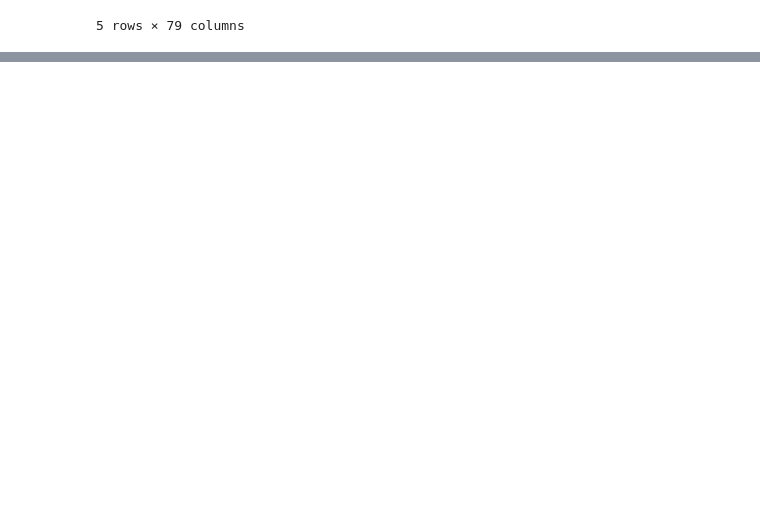
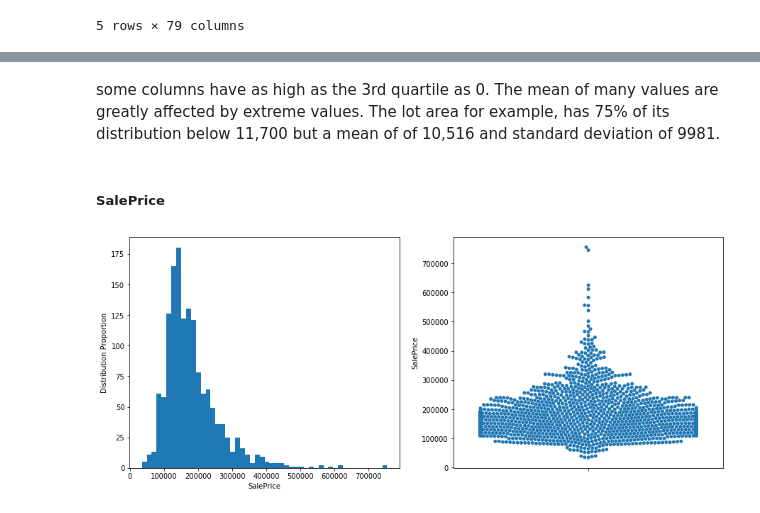
Before and after one commit to Godsfavour1/House-price-prediction, a Jupyter notebook: housing.ipynb, the cells around one changed output, grey strips where cells are left out. Cells and saved outputs as stored; diff of their text form; code cells hidden in the pictures; blank space fills up the shorter version.

Commit message:
data wrangling

```diff
--- a/housing.ipynb
+++ b/housing.ipynb
@@ -51,0 +201,6 @@ print(test_data.shape)
+# %%
+#Drop all columns with more than 81 missing values
+#81 so as to include details about the garage
+missing_cols_to_drop = [col for col in train_data.columns if train_data[col].isnull().sum() > 81]
+train_data = train_data.drop(missing_cols_to_drop, axis = 1)
+train_data.isnull().sum()[train_data.isnull().sum() > 0]
@@ -51,0 +273,15 @@ print(test_data.shape)
+# %% [markdown]
+some columns have as high as the 3rd quartile as 0. The mean of many values are greatly affected by extreme values. The lot area for example, has 75% of its distribution below 11,700 but a mean of of 10,516 and standard deviation of 9981.
+# %% [markdown]
+##### SalePrice
+# %%
+plt.figure(figsize = [15,6])
+plt.subplot(1,2,1)
+plt.hist(data = train_data, x = 'SalePrice', bins = 50)
+plt.xlabel('SalePrice')
+plt.ylabel('Distribution Proportion')
+
+plt.subplot(1,2,2)
+sns.swarmplot(y = train_data['SalePrice']);
+# %% [output]
+[figure, added]
```
Also changed, not shown: parts of 26 cells of this notebook.
